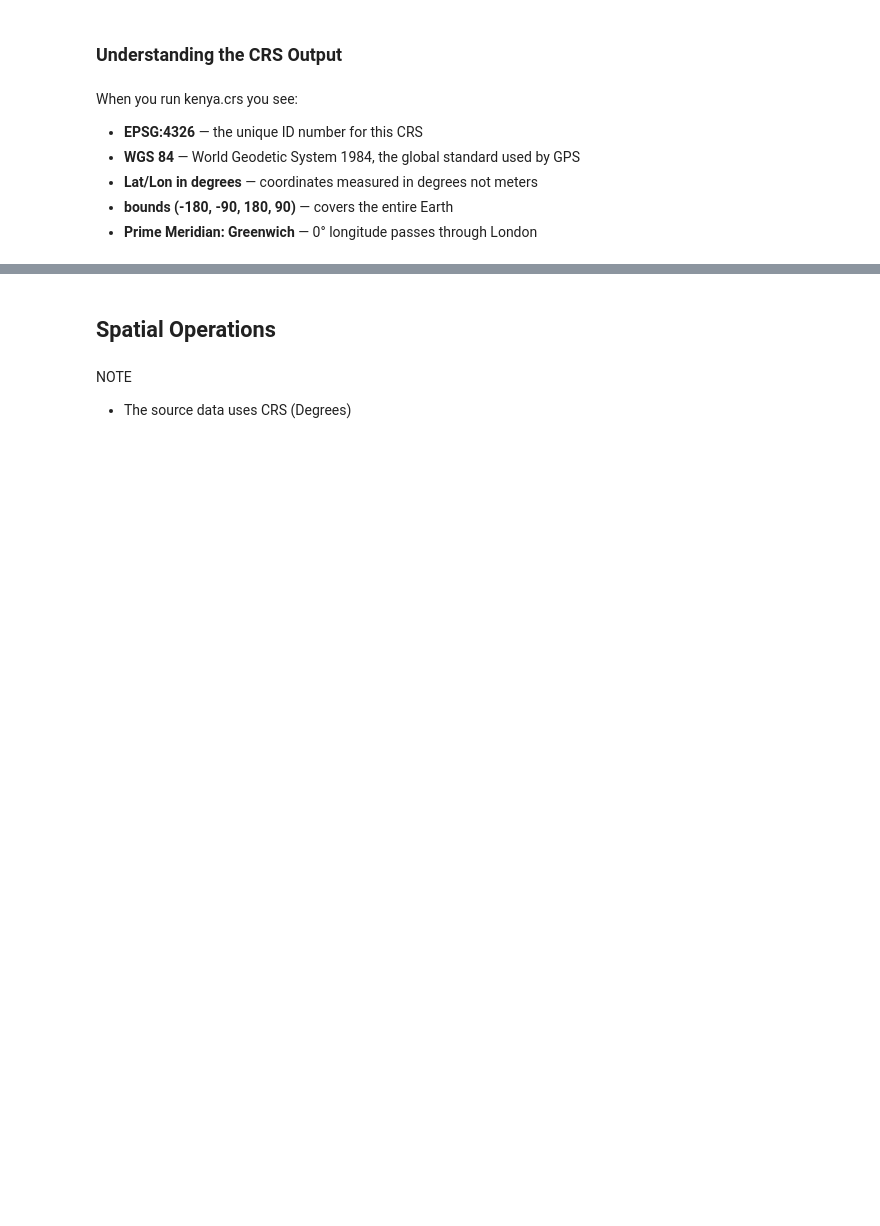
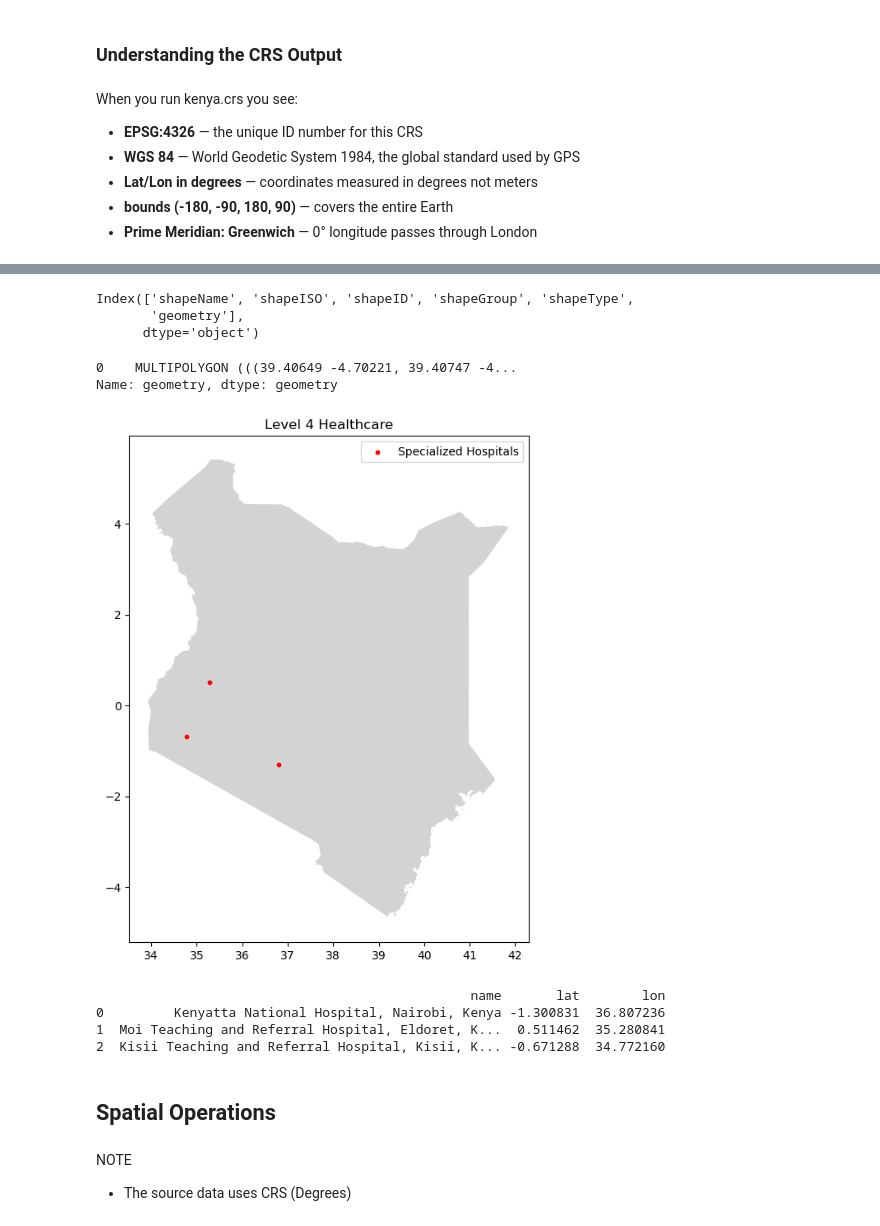
Before and after one commit to moloo1961/Python-notes, a Jupyter notebook: Python_Data_Analysis_Notes/Geopandas.ipynb, the cells around one changed output, grey strips where cells are left out. Cells and saved outputs as stored; diff of their text form; code cells hidden in the pictures; blank space fills up the shorter version.

```diff
--- a/Python_Data_Analysis_Notes/Geopandas.ipynb
+++ b/Python_Data_Analysis_Notes/Geopandas.ipynb
@@ -201,0 +283,11 @@ kenya_meters = kenya.to_crs(epsg=21037)
+# %%
+# Set up connection to the map database
+
+geolocator = Nominatim(user_agent="kenya_health_class")
+geocode = RateLimiter(geolocator.geocode)
+df['location'] = df['name'].apply(geocode)
+
+# Pull out the Lat/Long
+
+df['lat'] = df['location'].apply(lambda x: x.latitude if x else None)
+df['lon'] = df['location'].apply(lambda x: x.longitude if x else None)
@@ -201,0 +305,4 @@ kenya_meters = kenya.to_crs(epsg=21037)
+# %%
+# Load the data
+
+kenya=gpd.read_file(r"C:\Users\User\Desktop\Python-class\Data\geoBoundaries-KEN-ADM0_simplified.geojson")
@@ -202,3 +330,38 @@ kenya_meters = kenya.to_crs(epsg=21037)
+# %%
+kenya.columns
+# %% [output]
+Index(['shapeName', 'shapeISO', 'shapeID', 'shapeGroup', 'shapeType',
+       'geometry'],
+      dtype='object')
+# %%
+
+df["geometry"] = df.apply(lambda row: Point(row["lon"], row["lat"]), axis=1)
+# %%
+gdf = gpd.GeoDataFrame(df,geometry="geometry")
+# %%
+print(kenya.geometry.head())
+# %% [output]
+0    MULTIPOLYGON (((39.40649 -4.70221, 39.40747 -4...
+Name: geometry, dtype: geometry
+# %%
+# Plot the points on the map
+
+fig, ax =plt.subplots(figsize=(10, 8))
+kenya.plot(ax=ax, color="lightgrey", edgecolor="white")
+
+gdf.plot(ax=ax, color='red', markersize=10, label="Specialized Hospitals")
+
+plt.title("Level 4 Healthcare")
+plt.legend()
+plt.show()
+
+print(df[['name', 'lat', 'lon']])
+# %% [output]
+[figure, added]
+                                                name       lat        lon
+0         Kenyatta National Hospital, Nairobi, Kenya -1.300831  36.807236
+1  Moi Teaching and Referral Hospital, Eldoret, K...  0.511462  35.280841
+2  Kisii Teaching and Referral Hospital, Kisii, K... -0.671288  34.772160
 # %% [markdown]
 ## Spatial Operations
 # %% [markdown]
```
Also changed, not shown: parts of 18 cells of this notebook, 3 other files.
